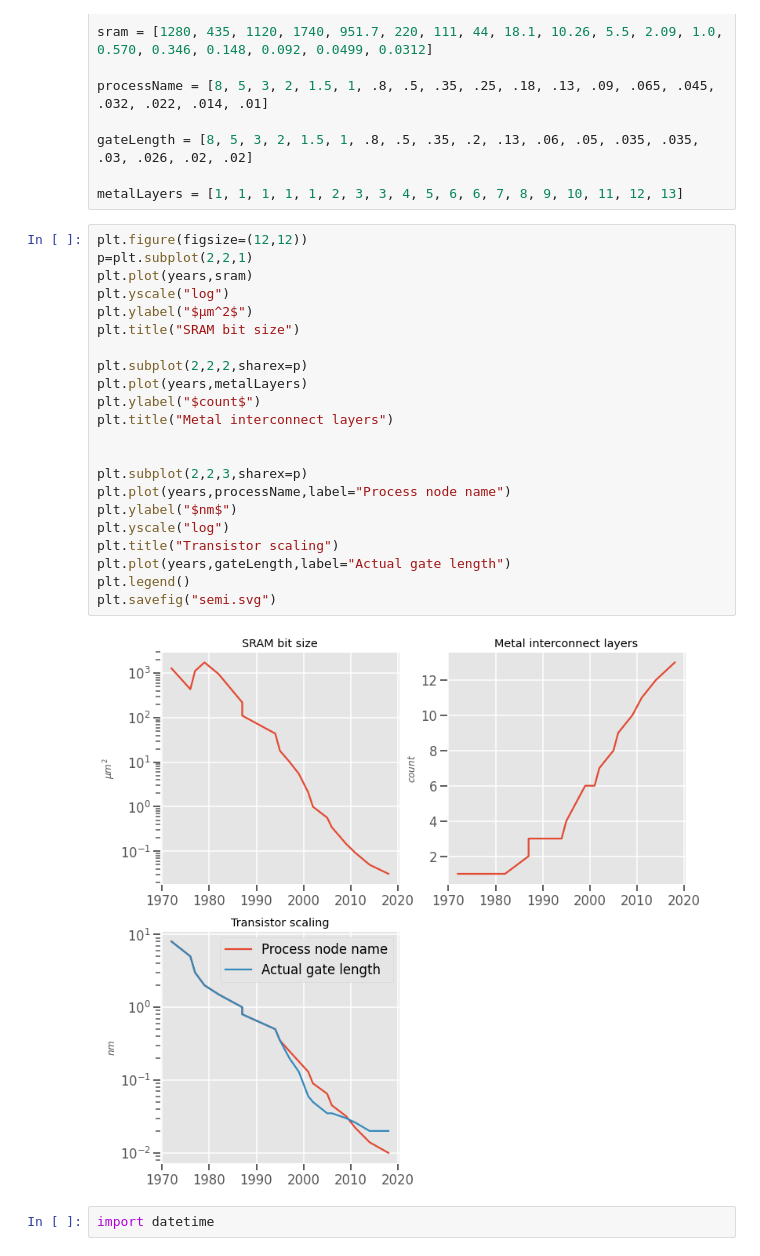
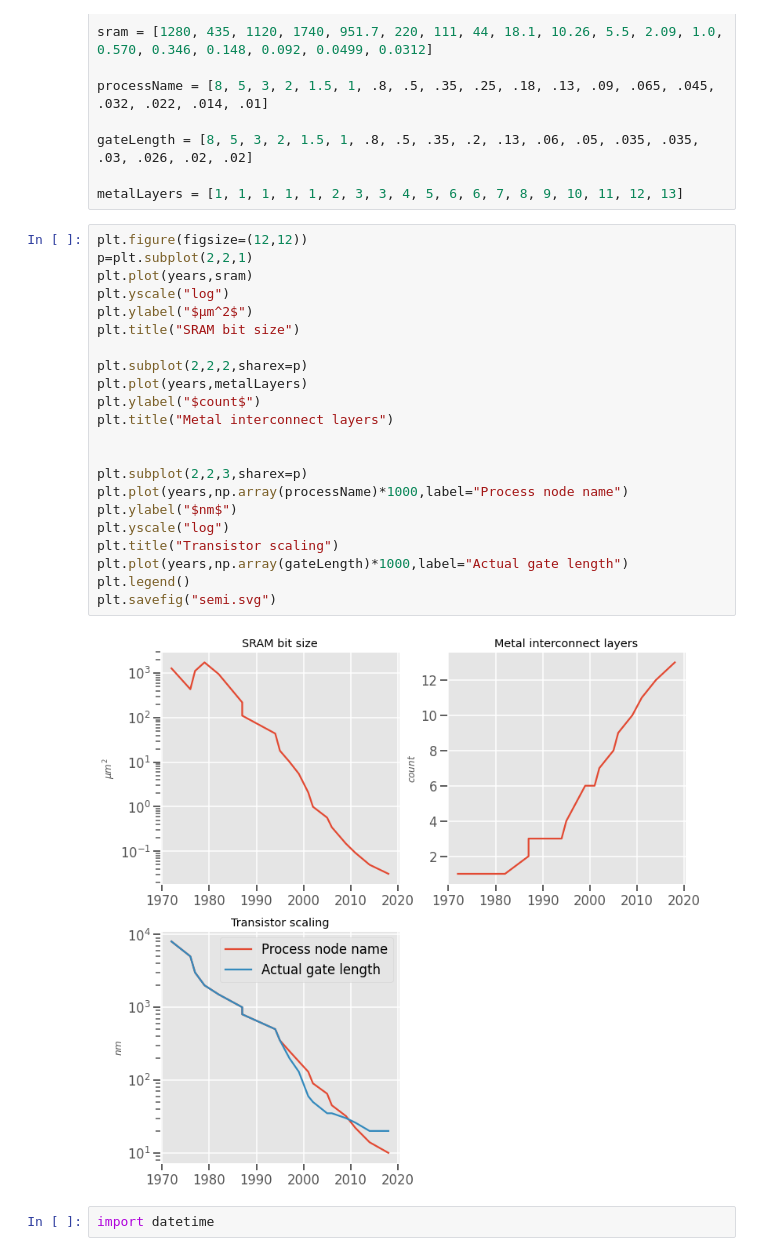
Before and after one commit to jlricon/open_nintil, a Jupyter notebook: semiconductors/Semiconductors.ipynb, the cells around one changed output. Drawn from its saved outputs; the diff is of its cells as text.

```diff
--- a/semiconductors/Semiconductors.ipynb
+++ b/semiconductors/Semiconductors.ipynb
@@ -17,27 +18,27 @@ metalLayers = [1, 1, 1, 1, 1, 2, 3, 3, 4, 5, 6, 6, 7, 8, 9, 10, 11, 12, 13]
 # %%
 plt.figure(figsize=(12,12))
 p=plt.subplot(2,2,1)
 plt.plot(years,sram)
 plt.yscale("log")
 plt.ylabel("$μm^2$")
 plt.title("SRAM bit size")
 
 plt.subplot(2,2,2,sharex=p)
 plt.plot(years,metalLayers)
 plt.ylabel("$count$")
 plt.title("Metal interconnect layers")
 
 
 plt.subplot(2,2,3,sharex=p)
-plt.plot(years,processName,label="Process node name")
+plt.plot(years,np.array(processName)*1000,label="Process node name")
 plt.ylabel("$nm$")
 plt.yscale("log")
 plt.title("Transistor scaling")
-plt.plot(years,gateLength,label="Actual gate length")
+plt.plot(years,np.array(gateLength)*1000,label="Actual gate length")
 plt.legend()
 plt.savefig("semi.svg")
 # %% [output]
-[figure, old version]
+[figure, new version]
 # %%
 import datetime
 # %%
```
Also changed, not shown: parts of 1 cell of this notebook, 4 other files.
